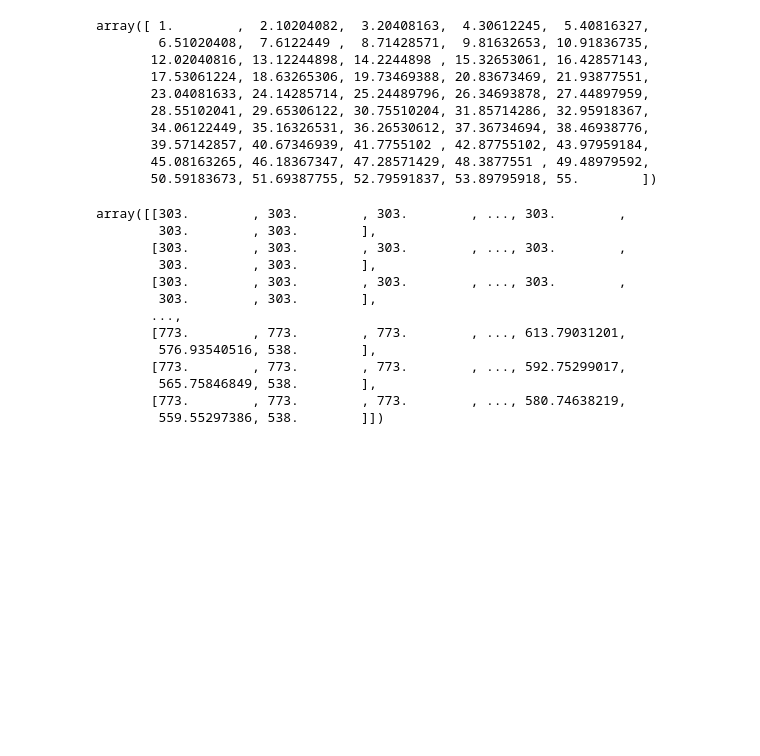
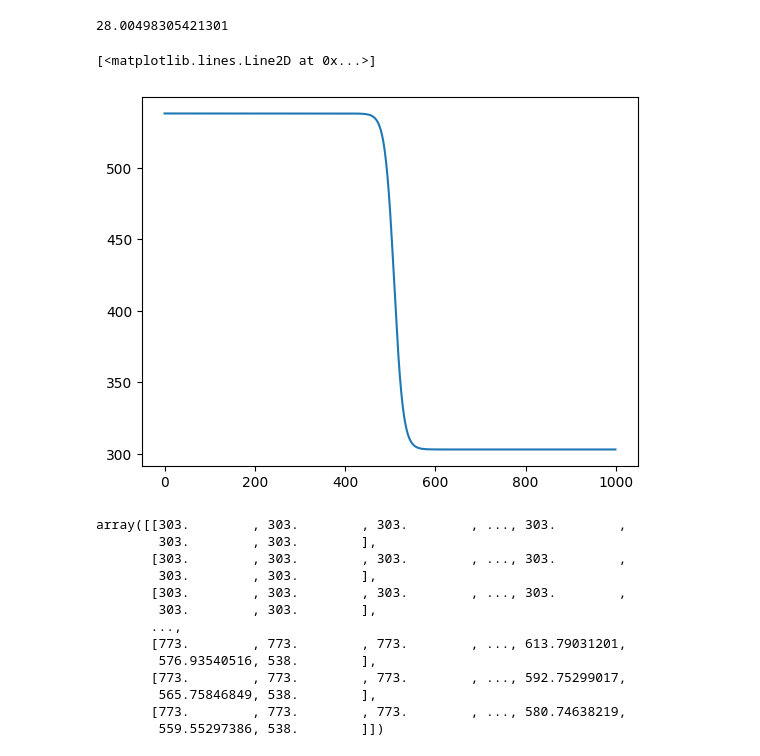
Before and after one commit to CaffineAddic/Flame_dianostics-temperature_profile_estimation_using_ML, a Jupyter notebook: Spectra_gen/Profile/Top_hat_profile.ipynb, the cells around one changed output. Cells and saved outputs as stored; diff of their text form; code cells hidden in the pictures; blank space fills up the shorter version.

```diff
--- a/Spectra_gen/Profile/Top_hat_profile.ipynb
+++ b/Spectra_gen/Profile/Top_hat_profile.ipynb
@@ -30,22 +26,22 @@ x_o = 22
+# %%
+A2 = 538.0080602192687
+A3 = 0.5503972556122777
+x_o = 28.00498305421301
 # %%
-A2 = np.linspace(303, 773,50)
-A3 = np.linspace(0.1, 1, 5)
-x_o = np.linspace(1, 55, 50)
-x = np.linspace(0, 55, 300)
+# A2 = np.linspace(303, 773,50)
+# A3 = np.linspace(0.1, 1, 5)
+# x_o = np.linspace(1, 55, 50)
+x = np.linspace(0, 55, 1000)
 
 # mol = np.linspace(.1, 0.3, 10)
 # %%
 x_o
 # %% [output]
-array([ 1.        ,  2.10204082,  3.20408163,  4.30612245,  5.40816327,
-        6.51020408,  7.6122449 ,  8.71428571,  9.81632653, 10.91836735,
-       12.02040816, 13.12244898, 14.2244898 , 15.32653061, 16.42857143,
-       17.53061224, 18.63265306, 19.73469388, 20.83673469, 21.93877551,
-       23.04081633, 24.14285714, 25.24489796, 26.34693878, 27.44897959,
-       28.55102041, 29.65306122, 30.75510204, 31.85714286, 32.95918367,
-       34.06122449, 35.16326531, 36.26530612, 37.36734694, 38.46938776,
-       39.57142857, 40.67346939, 41.7755102 , 42.87755102, 43.97959184,
-       45.08163265, 46.18367347, 47.28571429, 48.3877551 , 49.48979592,
-       50.59183673, 51.69387755, 52.79591837, 53.89795918, 55.        ])
+28.00498305421301
 # %%
-a2 = bolts(A2, A3, x, x_o)
+a2 = bolts_int(A2, A3, x, x_o)
+# %%
+plt.plot(a2)
+# %% [output]
+[<matplotlib.lines.Line2D at 0x...>]
+[figure, added]
```
Also changed, not shown: parts of 2 cells of this notebook, 3 other files.
